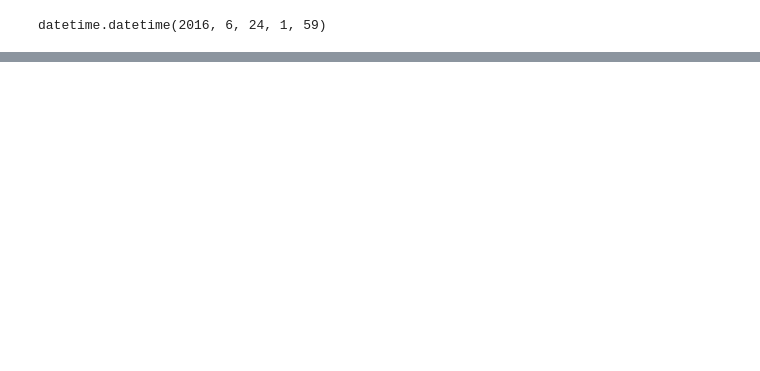
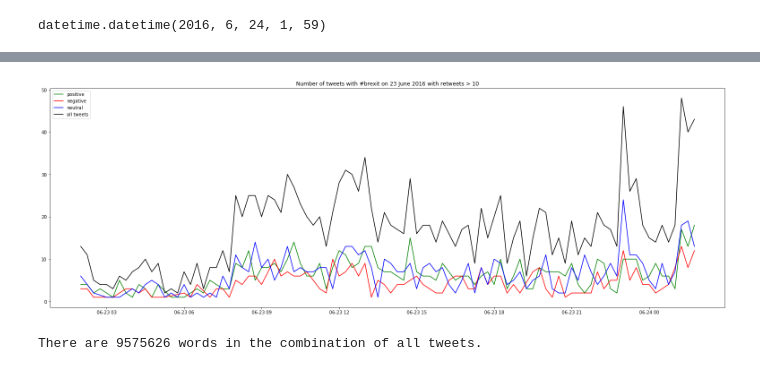
Before and after one commit to Marciniec/twitter-sentiment-analysis, a Jupyter notebook: Twitter.ipynb, the cells around one changed output, grey strips where cells are left out. Saved outputs shown, nothing was run; the diff lists cells and outputs as text; code cells hidden in the pictures; blank space fills up the shorter version.

```diff
--- a/Twitter.ipynb
+++ b/Twitter.ipynb
@@ -111,0 +149,10 @@ plot_bar_x(counts_01_02)
+# %%
+tweet_date = dataset[dataset['retweets']>10]
+sentiment_pipeline(tweet_date, 'Number of tweets with #brexit on 23 June 2016 with retweets > 10', 15)
+# %% [output]
+[figure, added]
+# %%
+text = " ".join(clean_tweet(tweet) for tweet in dataset.text)
+print ("There are {} words in the combination of all tweets.".format(len(text)))
+# %% [output]
+There are 9575626 words in the combination of all tweets.
```
Also changed, not shown: parts of 51 cells of this notebook.
